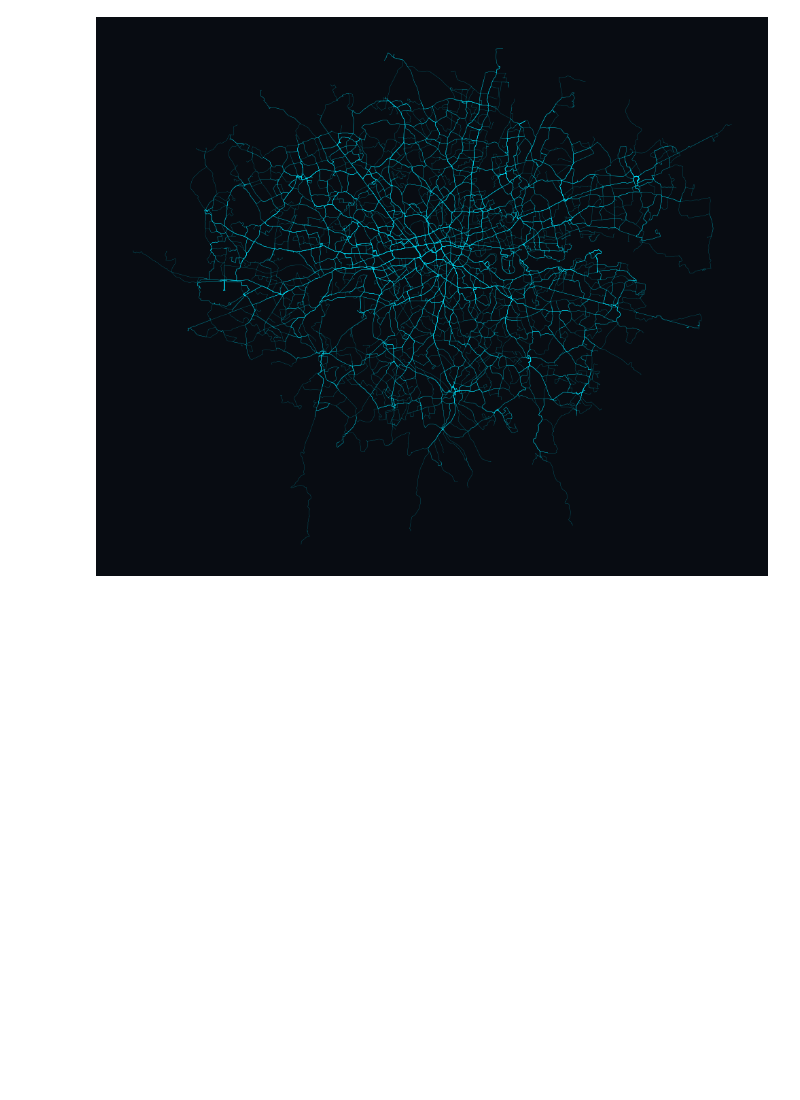
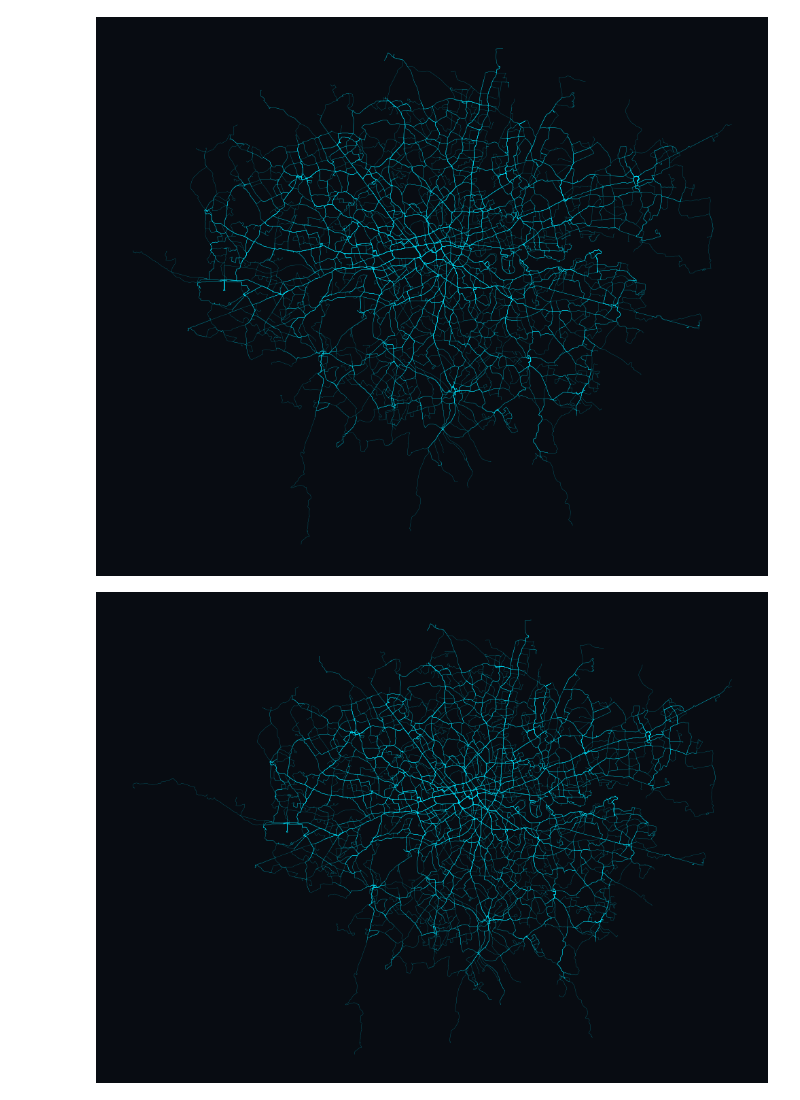
Before and after one commit to Tbtaaa/CASA_UDV_Final, a Jupyter notebook: scripts/busroutes.ipynb, the cells around one changed output. Drawn from its saved outputs; the diff is of its cells as text; code cells hidden in the pictures; blank space fills up the shorter version.

```diff
--- a/scripts/busroutes.ipynb
+++ b/scripts/busroutes.ipynb
@@ -49,3 +49,13 @@ plt.show()
 # %%
 # Export for tippecanoe
 buses_inner.to_crs('EPSG:4326')[['ROUTE', 'geometry']].to_file(BUS_OUTPUT_PATH, driver="GeoJSON")
+# %%
+import matplotlib.pyplot as plt
+
+fig, ax = plt.subplots(figsize=(10, 10), facecolor='#080c12')
+buses_deduped.plot(ax=ax, color='#00e5ff', linewidth=0.3, alpha=0.4)
+ax.set_axis_off()
+plt.tight_layout()
+plt.show()
+# %% [output]
+[figure, added]
```
Also changed, not shown: 9 other files.
